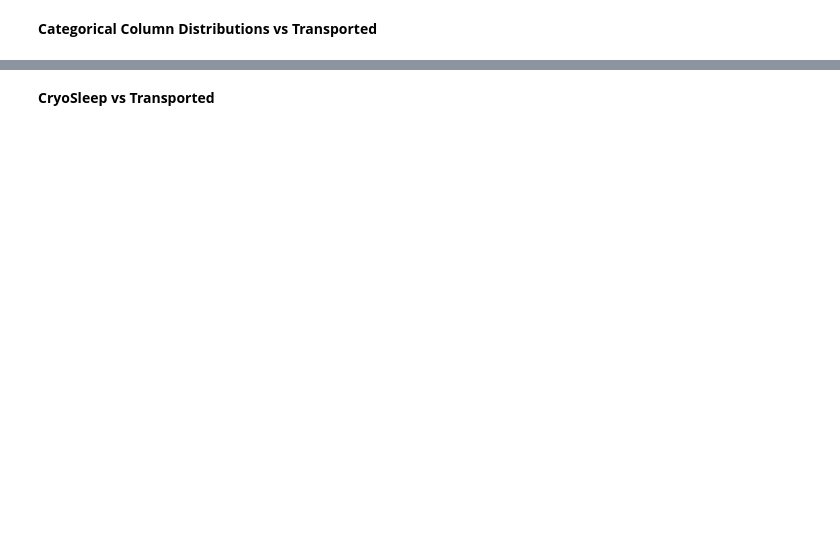
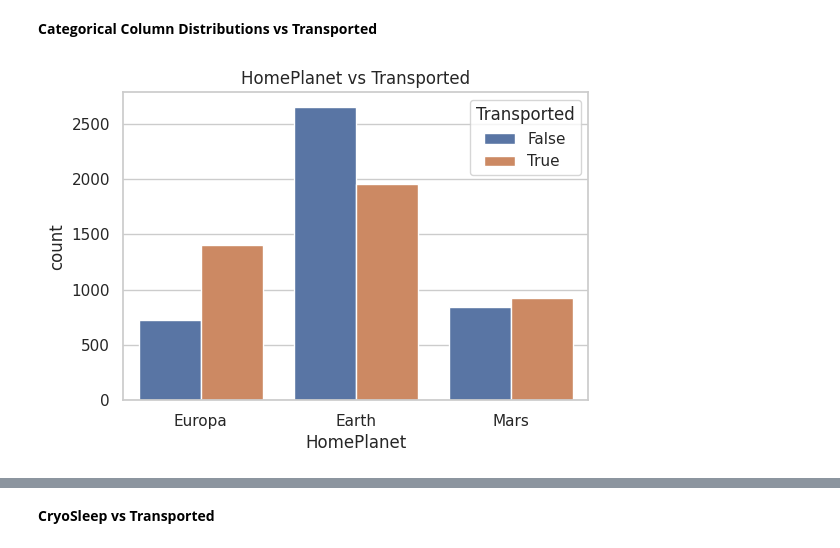
Before and after one commit to haroonkhan02/SpaceShip-Titanic, a Jupyter notebook: Spaceship_Titanic_Competition.ipynb, the cells around one changed output, grey strips where cells are left out. Cells and saved outputs as stored; diff of their text form; code cells hidden in the pictures; blank space fills up the shorter version.

```diff
--- a/Spaceship_Titanic_Competition.ipynb
+++ b/Spaceship_Titanic_Competition.ipynb
@@ -110,8 +103,10 @@ plt.show()
 **Categorical Column Distributions vs Transported**
 # %%
 plt.figure(figsize=(6,4))
-sns.countplot(x='HomePlanet', hue='Transported', data=combined)
+sns.countplot(x='HomePlanet', hue='Transported', data=train_data)
 plt.title('HomePlanet vs Transported')
 plt.show()
+# %% [output]
+[figure, added]
 # %%
 plt.figure(figsize=(6,4))
```
Also changed, not shown: parts of 16 cells of this notebook.
